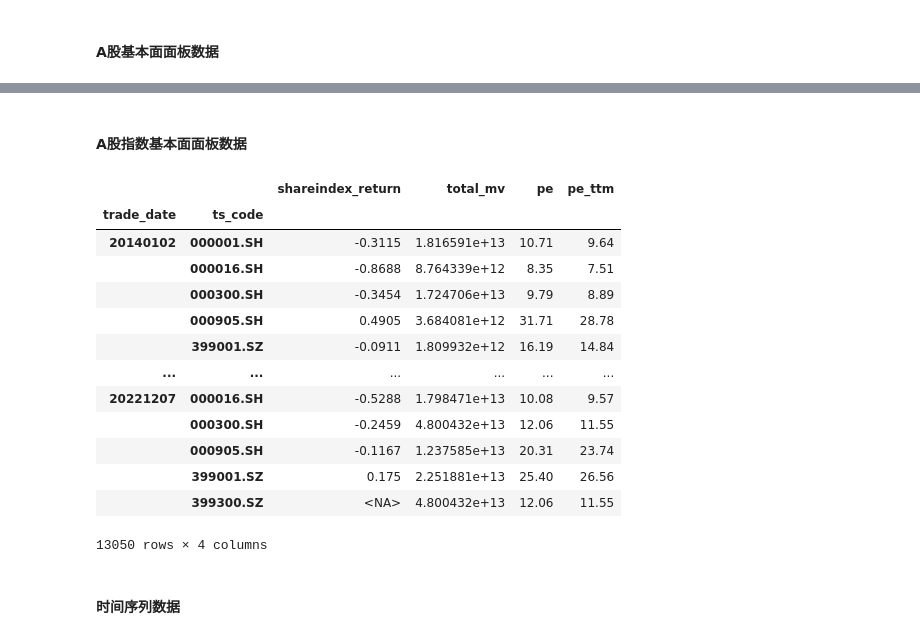
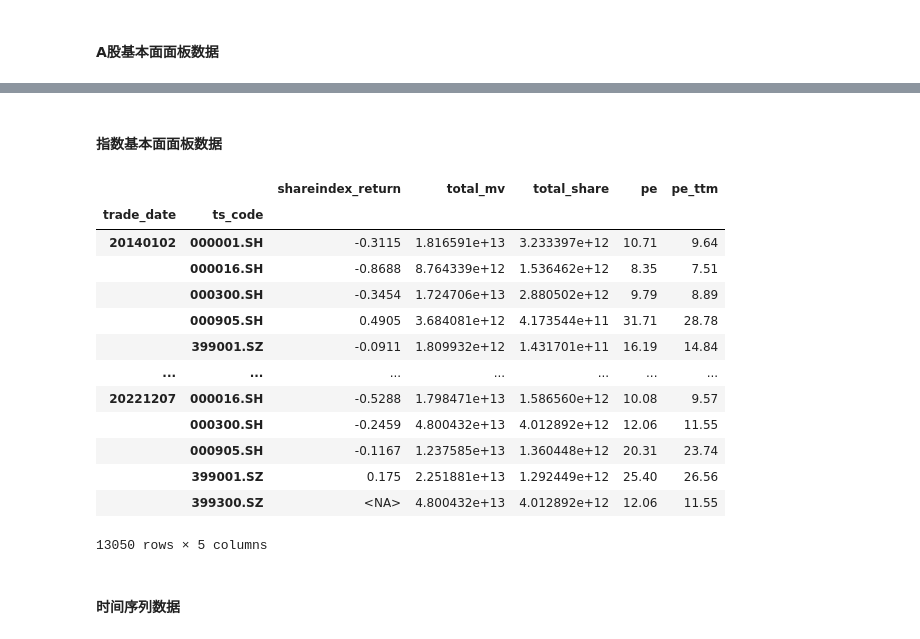
Before and after one commit to Colin-Bao/Investor-Sentiment, a Jupyter notebook: analyzer/analyzer.ipynb, the cells around one changed output, grey strips where cells are left out. Drawn from its saved outputs; the diff is of its cells as text; code cells hidden in the pictures.

```diff
--- a/analyzer/analyzer.ipynb
+++ b/analyzer/analyzer.ipynb
@@ -151,44 +135,44 @@ get_ashare_panel()
 # %% [markdown]
-#### A股指数基本面面板数据
+#### 指数基本面面板数据
 # %%
 def get_index_panel() -> cudf.DataFrame:
     """
     返回指数面板数据 需要基本面的其他指标增加columns即可
     :return:
     """
     df = (
             cudf.concat(
                     [
                             # 指数K线数据
                             cudf.read_parquet(f'{DATASETS_PATH}IDX_BAR_PANEL.parquet', columns=['trade_date', 'ts_code', 'pct_chg'])
                             .rename(columns={'pct_chg': 'shareindex_return'}),
                             # 指数基本面数据
                             cudf.read_parquet(f'{DATASETS_PATH}IDX_BASIC_PANEL.parquet',
-                                              columns=['trade_date', 'ts_code', 'total_mv', 'pe', 'pe_ttm']),
+                                              columns=['trade_date', 'ts_code', 'total_mv', 'total_share', 'pe', 'pe_ttm']),
                     ],
                     join="left", axis=1, sort=True
             ).query('trade_date>=20140101')
 
     )
     return df
 
 
 get_index_panel()
 # %% [output]
-|  |  | shareindex_return | total_mv | pe | pe_ttm |
-| trade_date | ts_code |  |  |  |  |
-| 20140102 | 000001.SH | -0.3115 | 1.816591e+13 | 10.71 | 9.64 |
-|  | 000016.SH | -0.8688 | 8.764339e+12 | 8.35 | 7.51 |
-|  | 000300.SH | -0.3454 | 1.724706e+13 | 9.79 | 8.89 |
-|  | 000905.SH | 0.4905 | 3.684081e+12 | 31.71 | 28.78 |
-|  | 399001.SZ | -0.0911 | 1.809932e+12 | 16.19 | 14.84 |
-| ... | ... | ... | ... | ... | ... |
-| 20221207 | 000016.SH | -0.5288 | 1.798471e+13 | 10.08 | 9.57 |
-|  | 000300.SH | -0.2459 | 4.800432e+13 | 12.06 | 11.55 |
-|  | 000905.SH | -0.1167 | 1.237585e+13 | 20.31 | 23.74 |
-|  | 399001.SZ | 0.175 | 2.251881e+13 | 25.40 | 26.56 |
-|  | 399300.SZ | <NA> | 4.800432e+13 | 12.06 | 11.55 |
+|  |  | shareindex_return | total_mv | total_share | pe | pe_ttm |
+| trade_date | ts_code |  |  |  |  |  |
+| 20140102 | 000001.SH | -0.3115 | 1.816591e+13 | 3.233397e+12 | 10.71 | 9.64 |
+|  | 000016.SH | -0.8688 | 8.764339e+12 | 1.536462e+12 | 8.35 | 7.51 |
+|  | 000300.SH | -0.3454 | 1.724706e+13 | 2.880502e+12 | 9.79 | 8.89 |
+|  | 000905.SH | 0.4905 | 3.684081e+12 | 4.173544e+11 | 31.71 | 28.78 |
+|  | 399001.SZ | -0.0911 | 1.809932e+12 | 1.431701e+11 | 16.19 | 14.84 |
+| ... | ... | ... | ... | ... | ... | ... |
+| 20221207 | 000016.SH | -0.5288 | 1.798471e+13 | 1.586560e+12 | 10.08 | 9.57 |
+|  | 000300.SH | -0.2459 | 4.800432e+13 | 4.012892e+12 | 12.06 | 11.55 |
+|  | 000905.SH | -0.1167 | 1.237585e+13 | 1.360448e+12 | 20.31 | 23.74 |
+|  | 399001.SZ | 0.175 | 2.251881e+13 | 1.292449e+12 | 25.40 | 26.56 |
+|  | 399300.SZ | <NA> | 4.800432e+13 | 4.012892e+12 | 12.06 | 11.55 |
-13050 rows × 4 columns
+13050 rows × 5 columns
 # %% [markdown]
 #### 时间序列数据
 # %%
```
Also changed, not shown: parts of 16 cells of this notebook.
